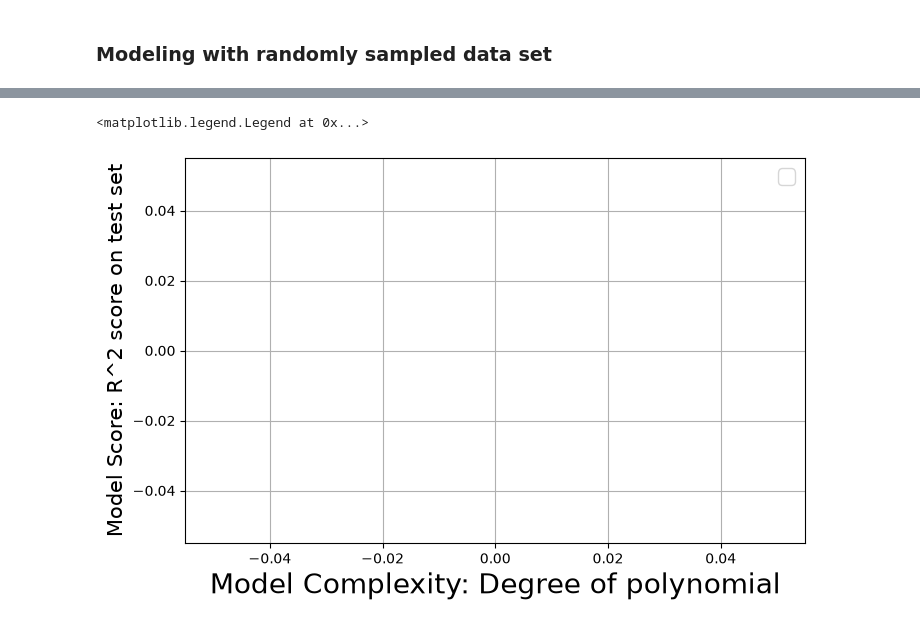
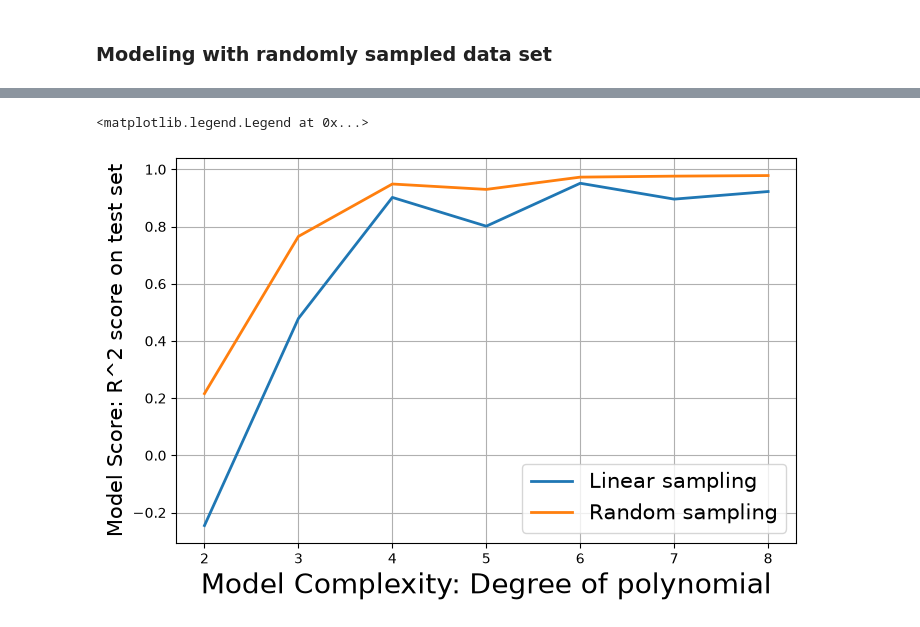
Before and after one commit to hamidurrk/LUT_exercises, a Jupyter notebook: AI_ML/7_linear_models/quiz/Regularized polynomial regression with linear and random sampling.ipynb, the cells around one changed output, grey strips where cells are left out. Drawn from its saved outputs; the diff is of its cells as text; code cells hidden in the pictures.

Commit message:
Linear model exercise uploaded

```diff
--- a/AI_ML/7_linear_models/quiz/Regularized polynomial regression with linear and random sampling.ipynb
+++ b/AI_ML/7_linear_models/quiz/Regularized polynomial regression with linear and random sampling.ipynb
@@ -104,6 +104,8 @@ poly_degree = []
 for degree in range(degree_min,degree_max+1):
     model = make_pipeline(PolynomialFeatures(degree), RidgeCV(alphas=ridge_alpha,cv=5))
     model.fit(X_train, y_train)
+    poly_degree.append(degree)
+    linear_sample_score.append(model.score(X_test, y_test))
 # %%
 linear_sample_score
 # %% [output]
@@ -120,6 +128,8 @@ poly_degree = []
 for degree in range(degree_min,degree_max+1):
     model = make_pipeline(PolynomialFeatures(degree), RidgeCV(alphas=ridge_alpha,cv=5))
     model.fit(X_train, y_train)
+    poly_degree.append(degree)
+    random_sample_score.append(model.score(X_test, y_test))
 # %%
 random_sample_score
 # %% [output]
@@ -134,11 +157,11 @@ df_score
 # %%
 plt.figure(figsize=(8,5))
 plt.grid(True)
-plt.plot(df_score['degree'],df_score['Linear sample score'],lw=2)
-plt.plot(df_score['degree'],df_score['Random sample score'],lw=2)
+plt.plot(df_score['degree'],df_score['Linear sample score'],lw=2,label='Linear sampling')
+plt.plot(df_score['degree'],df_score['Random sample score'],lw=2,label='Random sampling')
 plt.xlabel ("Model Complexity: Degree of polynomial",fontsize=20)
 plt.ylabel ("Model Score: R^2 score on test set",fontsize=15)
 plt.legend(fontsize=15)
 # %% [output]
 <matplotlib.legend.Legend at 0x...>
-[figure, old version]
+[figure, new version]
```
Also changed, not shown: parts of 6 cells of this notebook, 3 other files.
